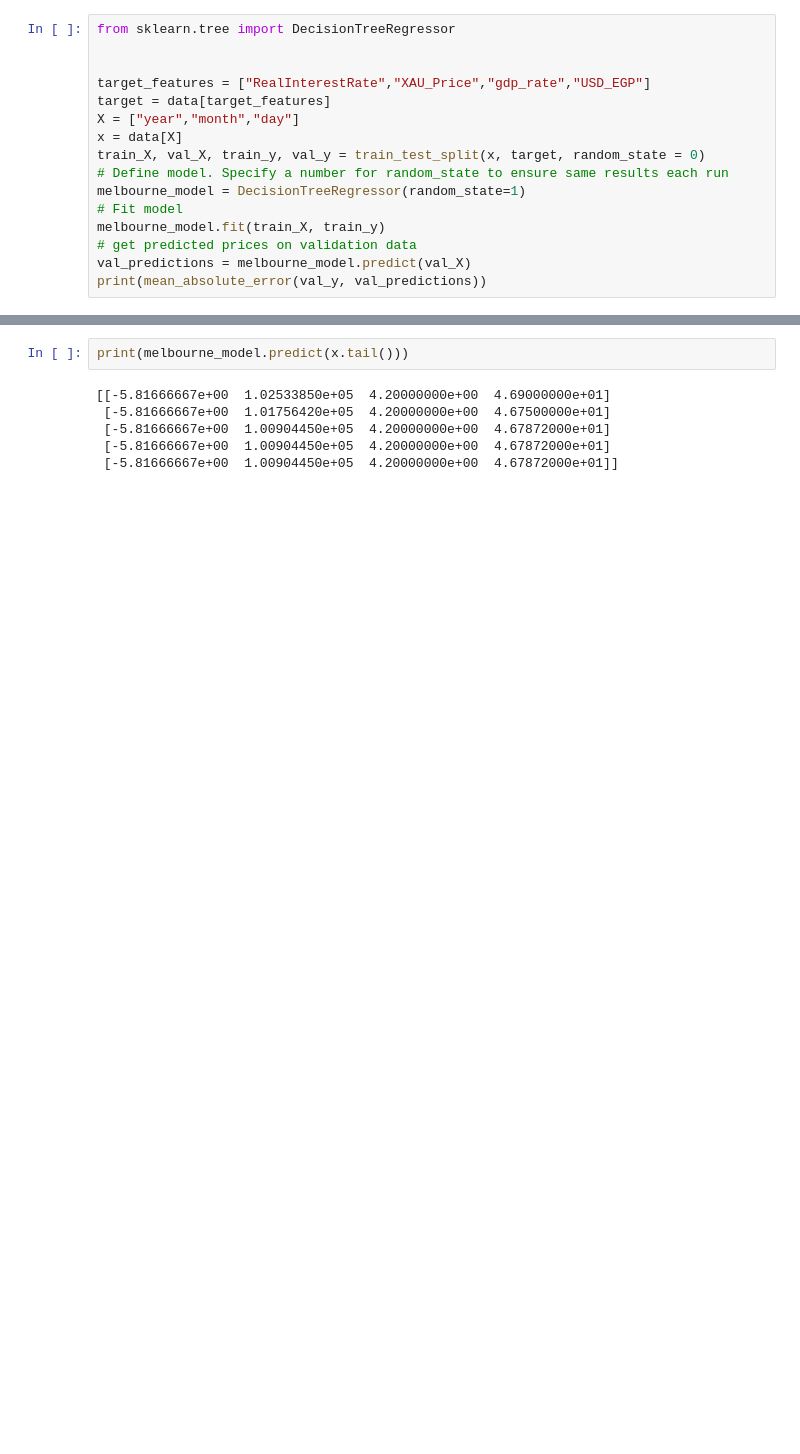
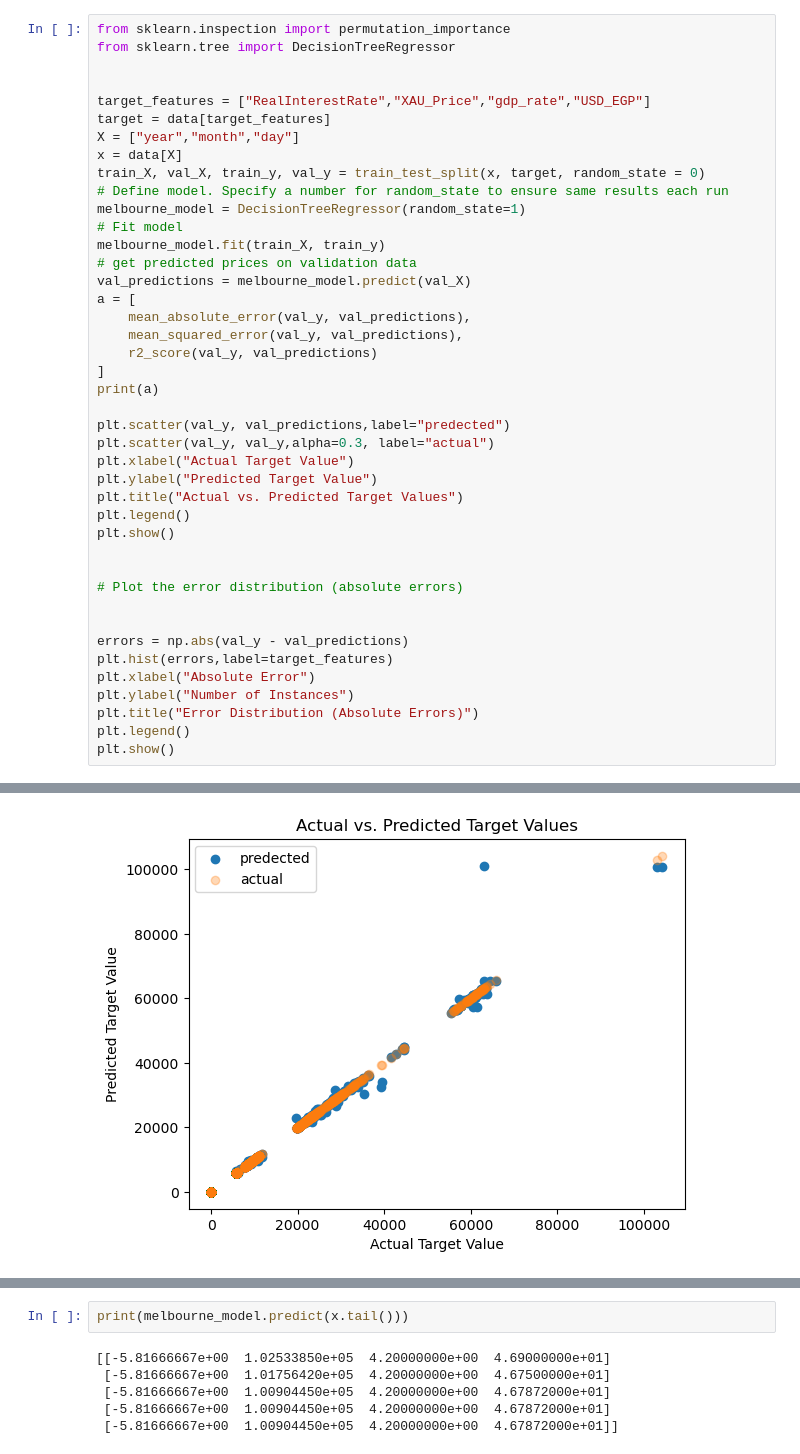
Before and after one commit to heso501Dev/InflationPredection, a Jupyter notebook: train.ipynb, the cells around one changed output, grey strips where cells are left out. Saved outputs shown, nothing was run; the diff lists cells and outputs as text; blank space fills up the shorter version.

Commit message:
some plots

```diff
--- a/train.ipynb
+++ b/train.ipynb
@@ -29,6 +31,7 @@ Data columns (total 12 columns):
 dtypes: float64(8), int64(4)
 memory usage: 939.8 KB
 # %%
+from sklearn.inspection import permutation_importance
 from sklearn.tree import DecisionTreeRegressor
 
 
@@ -43,5 +46,30 @@ melbourne_model = DecisionTreeRegressor(random_state=1)
 melbourne_model.fit(train_X, train_y)
 # get predicted prices on validation data
 val_predictions = melbourne_model.predict(val_X)
-print(mean_absolute_error(val_y, val_predictions))
+a = [
+    mean_absolute_error(val_y, val_predictions),
+    mean_squared_error(val_y, val_predictions),
+    r2_score(val_y, val_predictions)
+]
+print(a)
+
+plt.scatter(val_y, val_predictions,label="predected")
+plt.scatter(val_y, val_y,alpha=0.3, label="actual")
+plt.xlabel("Actual Target Value")
+plt.ylabel("Predicted Target Value")
+plt.title("Actual vs. Predicted Target Values")
+plt.legend()
+plt.show()
+
+
+# Plot the error distribution (absolute errors)
+
+
+errors = np.abs(val_y - val_predictions)
+plt.hist(errors,label=target_features)
+plt.xlabel("Absolute Error")
+plt.ylabel("Number of Instances")
+plt.title("Error Distribution (Absolute Errors)")
+plt.legend()
+plt.show()
 # %% [output]
@@ -48,0 +77 @@ print(mean_absolute_error(val_y, val_predictions))
+[figure, added]
```
Also changed, not shown: parts of 5 cells of this notebook.
